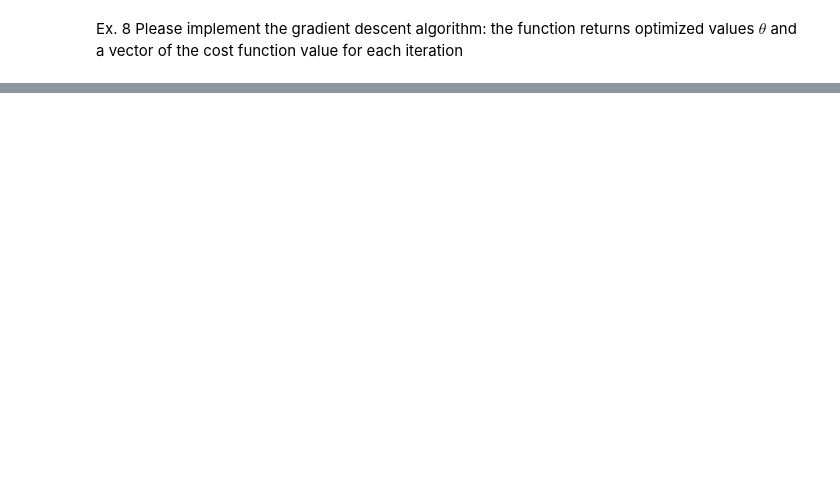
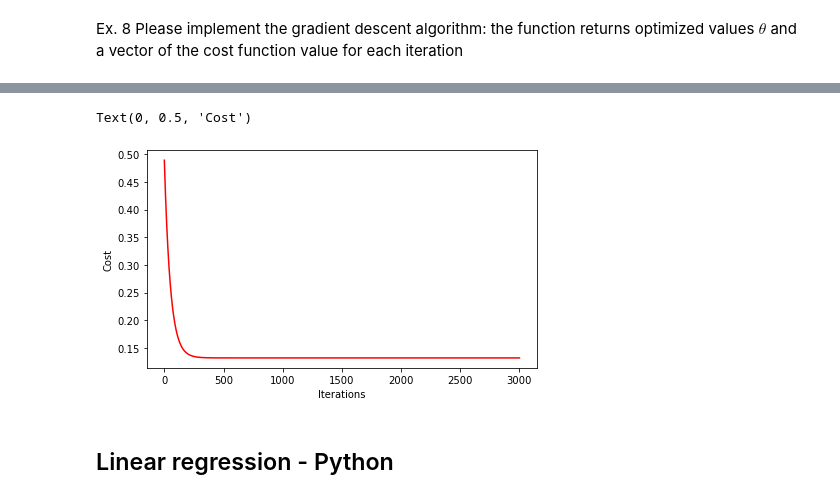
Before and after one commit to wkula/MachineLearning, a Jupyter notebook: Lab3.ipynb, the cells around one changed output, grey strips where cells are left out. Cells and saved outputs as stored; diff of their text form; code cells hidden in the pictures; blank space fills up the shorter version.

```diff
--- a/Lab3.ipynb
+++ b/Lab3.ipynb
@@ -104,0 +172,3 @@ def gradient_prosty(X, y, theta, alpha, it):
+# %%
+data2.insert(0, "Ones", np.ones(len(data2), dtype=int), True)
+data2.head()
@@ -104,0 +182,7 @@ def gradient_prosty(X, y, theta, alpha, it):
+# %%
+X = data2[['Ones', 'Size', 'Bedrooms']]
+y = data2[['Price']]
+# %%
+X = np.matrix(X.values)
+y = np.matrix(y.values)
+theta = np.matrix(np.array([0.,0.,0.]))
@@ -104,0 +193,2 @@ def gradient_prosty(X, y, theta, alpha, it):
+# %%
+theta_opt, cost = gradient_prosty(X, y, theta, alpha, it)
@@ -104,0 +231,11 @@ def gradient_prosty(X, y, theta, alpha, it):
+# %%
+fig, ax = plt.subplots(1, 1, figsize=(7,4))
+
+plt.plot(range(len(cost)), cost, 'r-')
+plt.xlabel("Iterations")
+plt.ylabel("Cost")
+# %% [output]
+Text(0, 0.5, 'Cost')
+[figure, added]
+# %% [markdown]
+## Linear regression - Python
```
Also changed, not shown: parts of 40 cells of this notebook.
